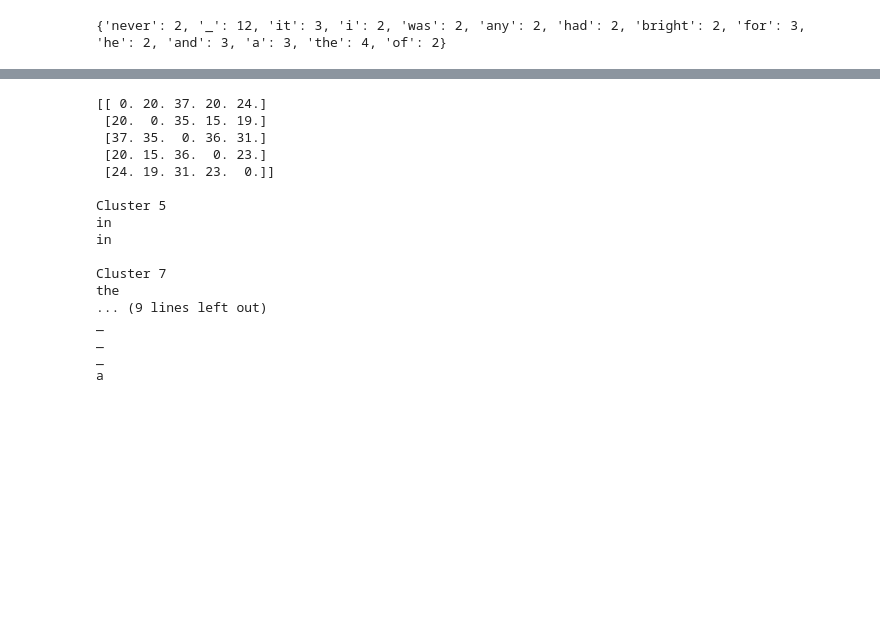
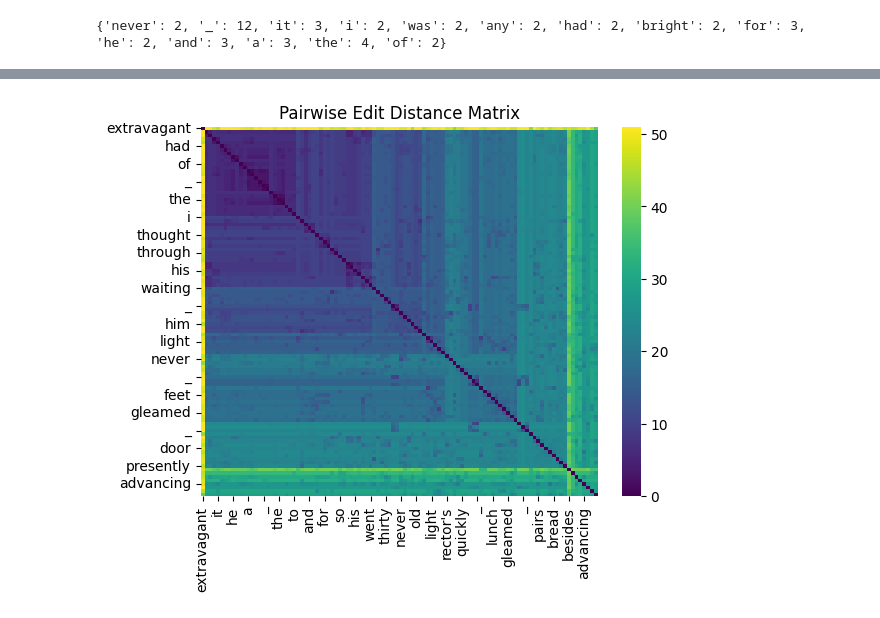
Before and after one commit to adendorffy/acoustic-units, a Jupyter notebook: demo.ipynb, the cells around one changed output, grey strips where cells are left out. Saved outputs shown, nothing was run; the diff lists cells and outputs as text; code cells hidden in the pictures; blank space fills up the shorter version.

```diff
--- a/demo.ipynb
+++ b/demo.ipynb
@@ -137,33 +163,28 @@ a
 # %%
 from cluster import cluster
+import pandas as pd
+import seaborn as sns
+import matplotlib.pyplot as plt
+from scipy.cluster.hierarchy import linkage, leaves_list
 
-print(dist_mat_hub[0:5, 0:5])
-print()
+dist_df_hub = pd.DataFrame(dist_mat_hub, index=true_words, columns=true_words)
+linked = linkage(dist_df_hub, method='average')
+order = leaves_list(linked)
+reordered_dist_df = dist_df_hub.iloc[order, order]
 
-hub_clusters = cluster(dist_mat_hub, 3)
+plt.Figure(figsize=(8,6))
+sns.heatmap(reordered_dist_df, cmap='viridis')
+plt.title("Pairwise Edit Distance Matrix")
+plt.show()
 
-for h, h_clust in enumerate(hub_clusters):
-    if len(h_clust)>1:
-        print(f"Cluster {h}")
-        for k in range(len(h_clust)):
-            word_k = [w for w in dusted_words if w.id == h_clust[k]]
-            print(word_k[0].true_word)
-        print()
+# hub_clusters = cluster(dist_mat_hub, 3)
+
+# for h, h_clust in enumerate(hub_clusters):
+#     if len(h_clust)>1:
+#         print(f"Cluster {h}")
+#         for k in range(len(h_clust)):
+#             word_k = [w for w in dusted_words if w.id == h_clust[k]]
+#             print(word_k[0].true_word)
+#         print()
 # %% [output]
-[[ 0. 20. 37. 20. 24.]
- [20.  0. 35. 15. 19.]
- [37. 35.  0. 36. 31.]
- [20. 15. 36.  0. 23.]
- [24. 19. 31. 23.  0.]]
-
-Cluster 5
-in
-in
-
-Cluster 7
-the
-... (9 lines left out)
-_
-_
-_
-a
+[figure, added]
```
Also changed, not shown: parts of 5 cells of this notebook, 1 other file.
